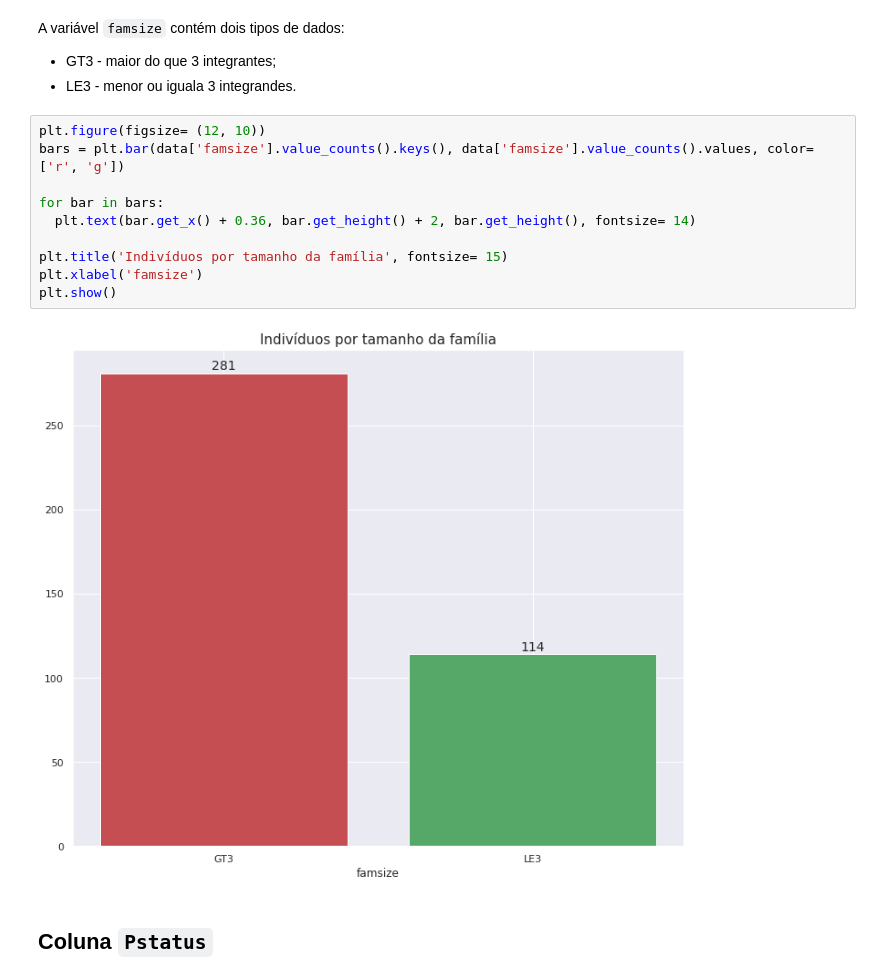
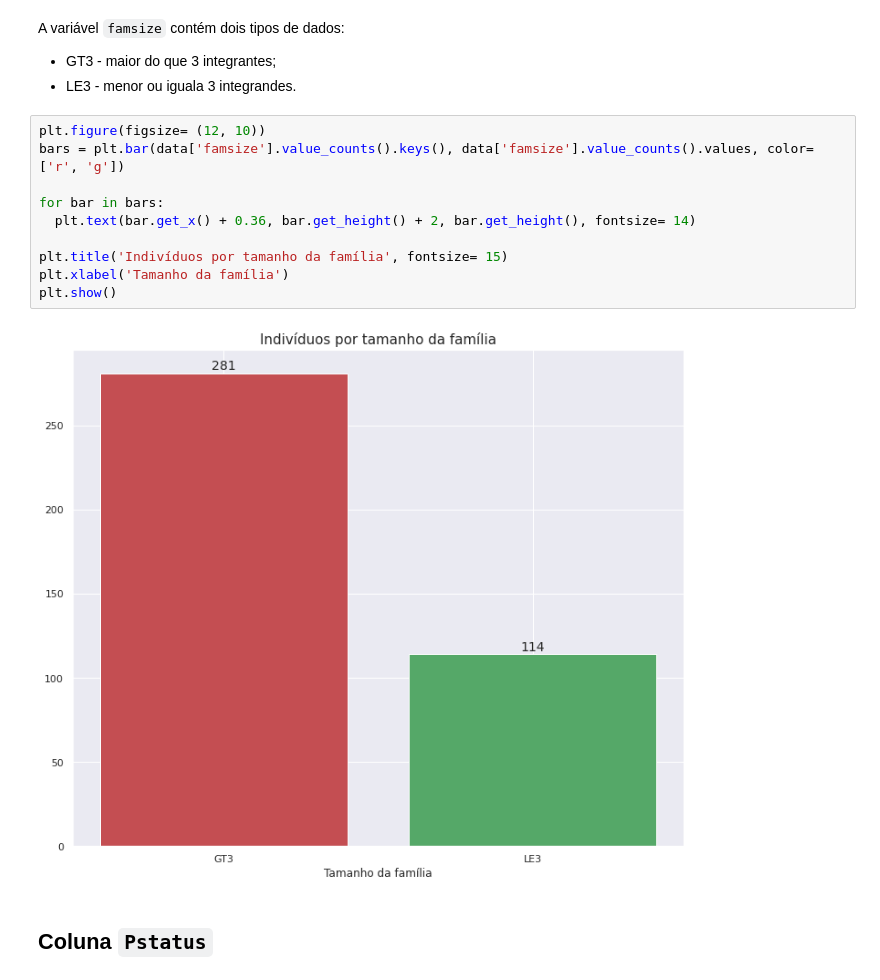
Before and after one commit to DamodaraBarbosa/machine_learning_studies, a Jupyter notebook: Student_Predict_Grade.ipynb, the cells around one changed output. Cells and saved outputs as stored; diff of their text form.

```diff
--- a/Student_Predict_Grade.ipynb
+++ b/Student_Predict_Grade.ipynb
@@ -236,15 +235,15 @@ A variável `famsize` contém dois tipos de dados:
 # %%
 plt.figure(figsize= (12, 10))
 bars = plt.bar(data['famsize'].value_counts().keys(), data['famsize'].value_counts().values, color= ['r', 'g'])
 
 for bar in bars:
   plt.text(bar.get_x() + 0.36, bar.get_height() + 2, bar.get_height(), fontsize= 14)
 
 plt.title('Indivíduos por tamanho da família', fontsize= 15)
-plt.xlabel('famsize')
+plt.xlabel('Tamanho da família')
 plt.show()
 # %% [output]
-[figure, old version]
+[figure, new version]
 # %% [markdown]
 ## Coluna `Pstatus`
 # %% [markdown]
```
Also changed, not shown: parts of 24 cells of this notebook.
